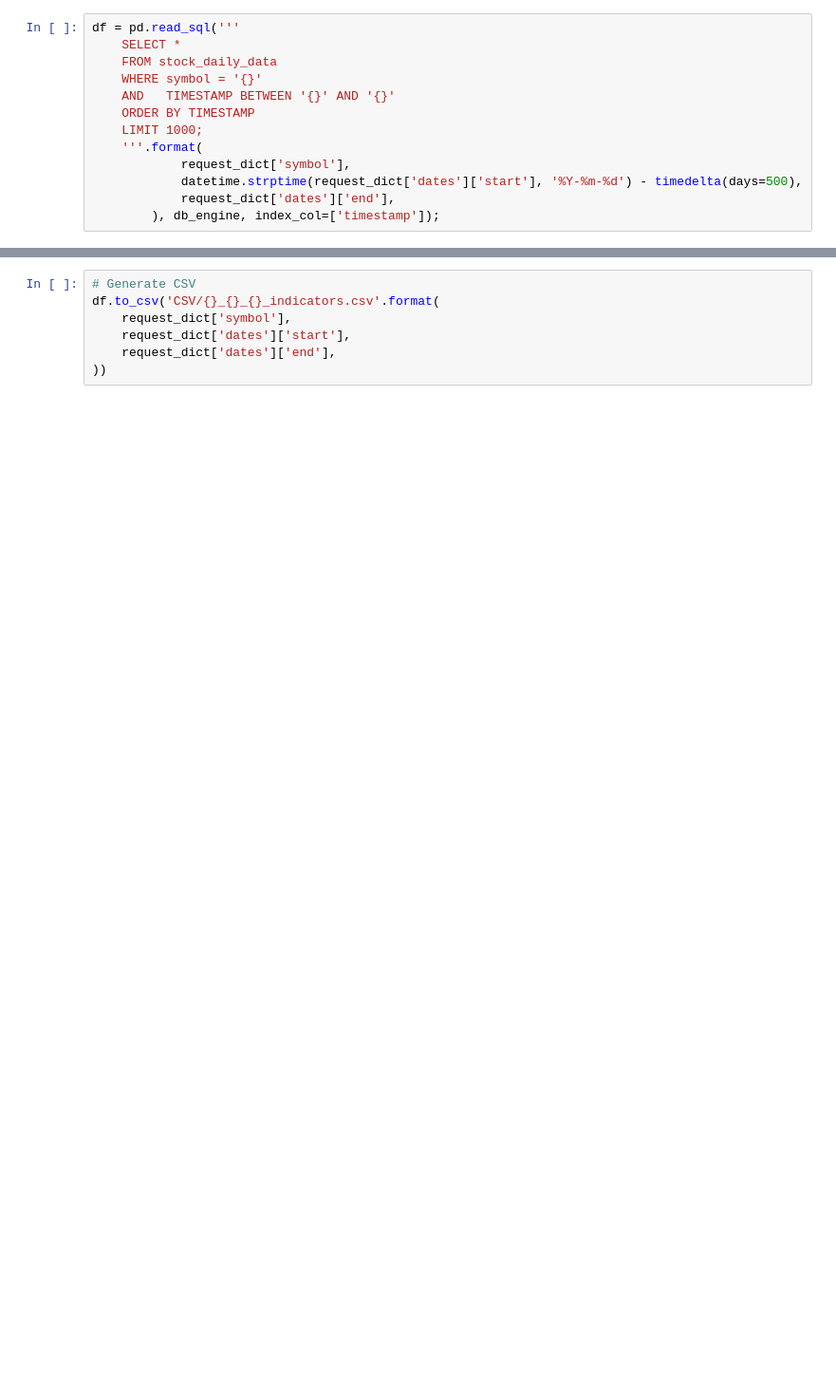
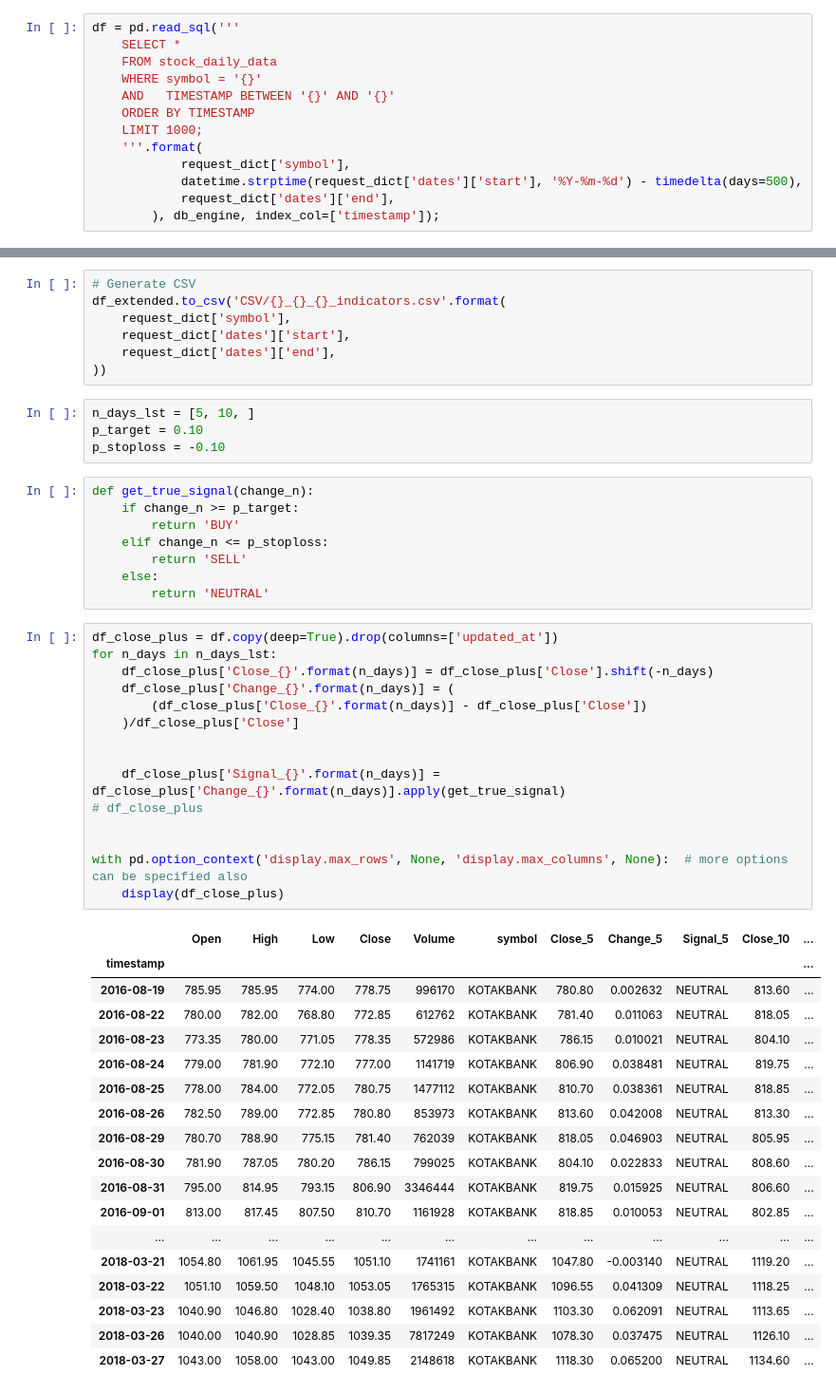
Before and after one commit to rijumone/python, a Jupyter notebook: pandas/PyAlgoTrade/TechnicalIndicators.ipynb, the cells around one changed output, grey strips where cells are left out. Shown: that part at 95% size. Drawn from its saved outputs; the diff is of its cells as text; blank space fills up the shorter version.

```diff
--- a/pandas/PyAlgoTrade/TechnicalIndicators.ipynb
+++ b/pandas/PyAlgoTrade/TechnicalIndicators.ipynb
@@ -116,8 +117,54 @@ df
 586 rows × 19 columns
 # %%
 # Generate CSV
-df.to_csv('CSV/{}_{}_{}_indicators.csv'.format(
+df_extended.to_csv('CSV/{}_{}_{}_indicators.csv'.format(
     request_dict['symbol'],
     request_dict['dates']['start'],
     request_dict['dates']['end'],
 ))
+# %%
+n_days_lst = [5, 10, ]
+p_target = 0.10
+p_stoploss = -0.10
+# %%
+def get_true_signal(change_n):
+    if change_n >= p_target:
+        return 'BUY'
+    elif change_n <= p_stoploss:
+        return 'SELL'
+    else:
+        return 'NEUTRAL'
+# %%
+df_close_plus = df.copy(deep=True).drop(columns=['updated_at'])
+for n_days in n_days_lst:
+    df_close_plus['Close_{}'.format(n_days)] = df_close_plus['Close'].shift(-n_days)
+    df_close_plus['Change_{}'.format(n_days)] = (
+        (df_close_plus['Close_{}'.format(n_days)] - df_close_plus['Close'])
+    )/df_close_plus['Close']
+
+
+    df_close_plus['Signal_{}'.format(n_days)] = df_close_plus['Change_{}'.format(n_days)].apply(get_true_signal)
+# df_close_plus
+
+
+with pd.option_context('display.max_rows', None, 'display.max_columns', None):  # more options can be specified also
+    display(df_close_plus)
+# %% [output]
+|  | Open | High | Low | Close | Volume | symbol | Close_5 | Change_5 | Signal_5 | Close_10 | ... |
+| timestamp |  |  |  |  |  |  |  |  |  |  | ... |
+| 2016-08-19 | 785.95 | 785.95 | 774.00 | 778.75 | 996170 | KOTAKBANK | 780.80 | 0.002632 | NEUTRAL | 813.60 | ... |
+| 2016-08-22 | 780.00 | 782.00 | 768.80 | 772.85 | 612762 | KOTAKBANK | 781.40 | 0.011063 | NEUTRAL | 818.05 | ... |
+| 2016-08-23 | 773.35 | 780.00 | 771.05 | 778.35 | 572986 | KOTAKBANK | 786.15 | 0.010021 | NEUTRAL | 804.10 | ... |
+| 2016-08-24 | 779.00 | 781.90 | 772.10 | 777.00 | 1141719 | KOTAKBANK | 806.90 | 0.038481 | NEUTRAL | 819.75 | ... |
+| 2016-08-25 | 778.00 | 784.00 | 772.05 | 780.75 | 1477112 | KOTAKBANK | 810.70 | 0.038361 | NEUTRAL | 818.85 | ... |
+| 2016-08-26 | 782.50 | 789.00 | 772.85 | 780.80 | 853973 | KOTAKBANK | 813.60 | 0.042008 | NEUTRAL | 813.30 | ... |
+| 2016-08-29 | 780.70 | 788.90 | 775.15 | 781.40 | 762039 | KOTAKBANK | 818.05 | 0.046903 | NEUTRAL | 805.95 | ... |
+| 2016-08-30 | 781.90 | 787.05 | 780.20 | 786.15 | 799025 | KOTAKBANK | 804.10 | 0.022833 | NEUTRAL | 808.60 | ... |
+| 2016-08-31 | 795.00 | 814.95 | 793.15 | 806.90 | 3346444 | KOTAKBANK | 819.75 | 0.015925 | NEUTRAL | 806.60 | ... |
+| 2016-09-01 | 813.00 | 817.45 | 807.50 | 810.70 | 1161928 | KOTAKBANK | 818.85 | 0.010053 | NEUTRAL | 802.85 | ... |
+| ... | ... | ... | ... | ... | ... | ... | ... | ... | ... | ... | ... |
+| 2018-03-21 | 1054.80 | 1061.95 | 1045.55 | 1051.10 | 1741161 | KOTAKBANK | 1047.80 | -0.003140 | NEUTRAL | 1119.20 | ... |
+| 2018-03-22 | 1051.10 | 1059.50 | 1048.10 | 1053.05 | 1765315 | KOTAKBANK | 1096.55 | 0.041309 | NEUTRAL | 1118.25 | ... |
+| 2018-03-23 | 1040.90 | 1046.80 | 1028.40 | 1038.80 | 1961492 | KOTAKBANK | 1103.30 | 0.062091 | NEUTRAL | 1113.65 | ... |
+| 2018-03-26 | 1040.00 | 1040.90 | 1028.85 | 1039.35 | 7817249 | KOTAKBANK | 1078.30 | 0.037475 | NEUTRAL | 1126.10 | ... |
+| 2018-03-27 | 1043.00 | 1058.00 | 1043.00 | 1049.85 | 2148618 | KOTAKBANK | 1118.30 | 0.065200 | NEUTRAL | 1134.60 | ... |
```
Also changed, not shown: parts of 4 cells of this notebook.
